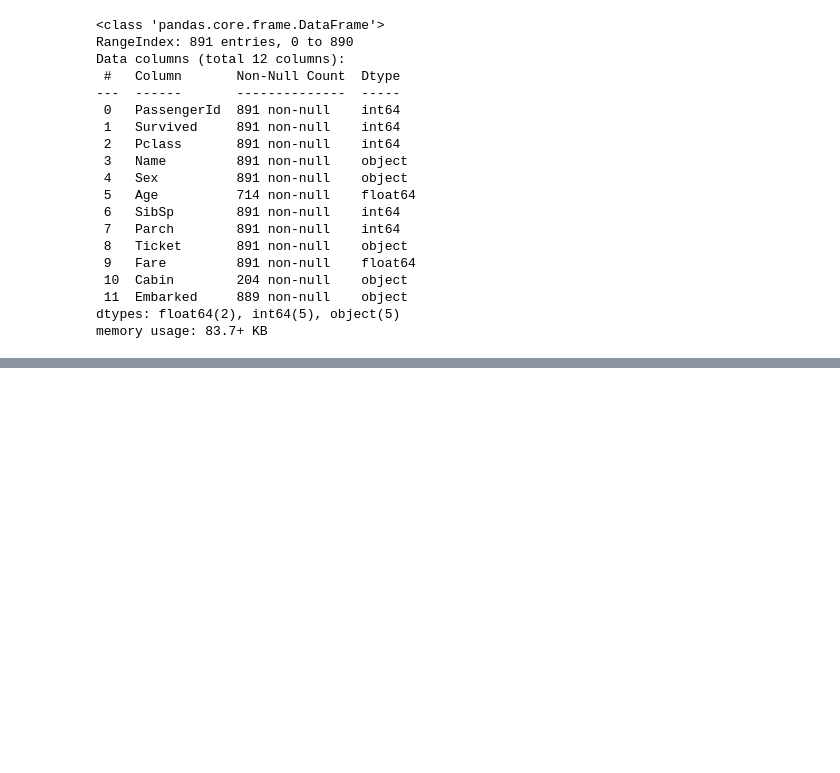
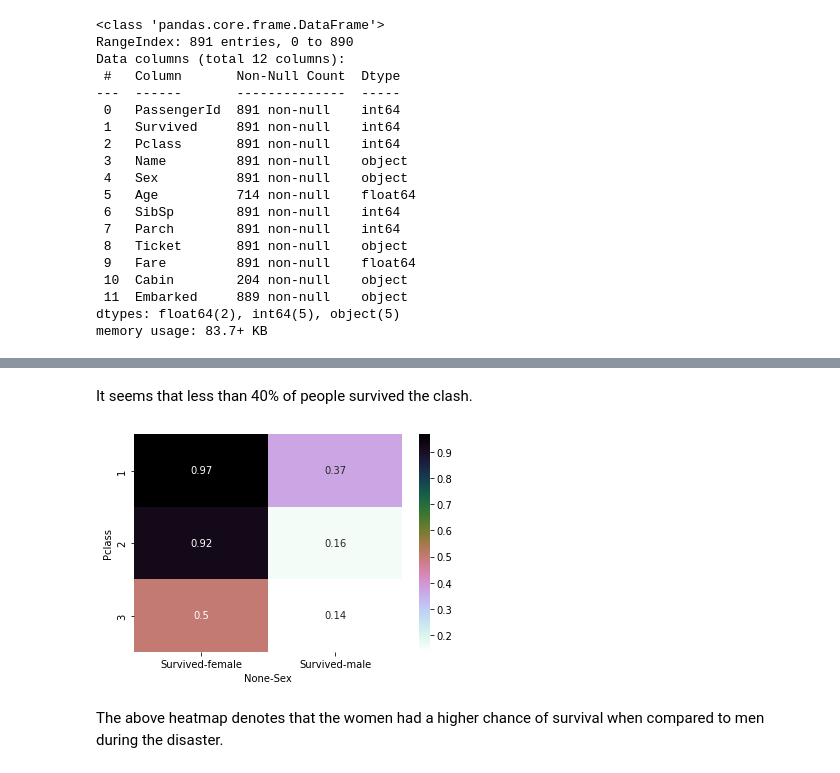
Before and after one commit to Deepakvk18/Machine-Learning, a Jupyter notebook: titanic-survival-prediction.ipynb, the cells around one changed output, grey strips where cells are left out. Drawn from its saved outputs; the diff is of its cells as text; code cells hidden in the pictures; blank space fills up the shorter version.

```diff
--- a/titanic-survival-prediction.ipynb
+++ b/titanic-survival-prediction.ipynb
@@ -22,0 +35,2 @@ for dirname, _, filenames in os.walk('/kaggle/input'):
+# %%
+plt.style.use('seaborn-bright')
@@ -114,0 +145,9 @@ input_cols
+# %% [markdown]
+It seems that less than 40% of people survived the clash.
+# %%
+pivot = train_df[['Pclass','Survived','Sex']].groupby(['Pclass','Sex']).mean().unstack()
+sns.heatmap(pivot, annot=True,cmap='cubehelix_r');
+# %% [output]
+[figure, added]
+# %% [markdown]
+The above heatmap denotes that the women had a higher chance of survival when compared to men during the disaster.
```
Also changed, not shown: parts of 76 cells of this notebook.
